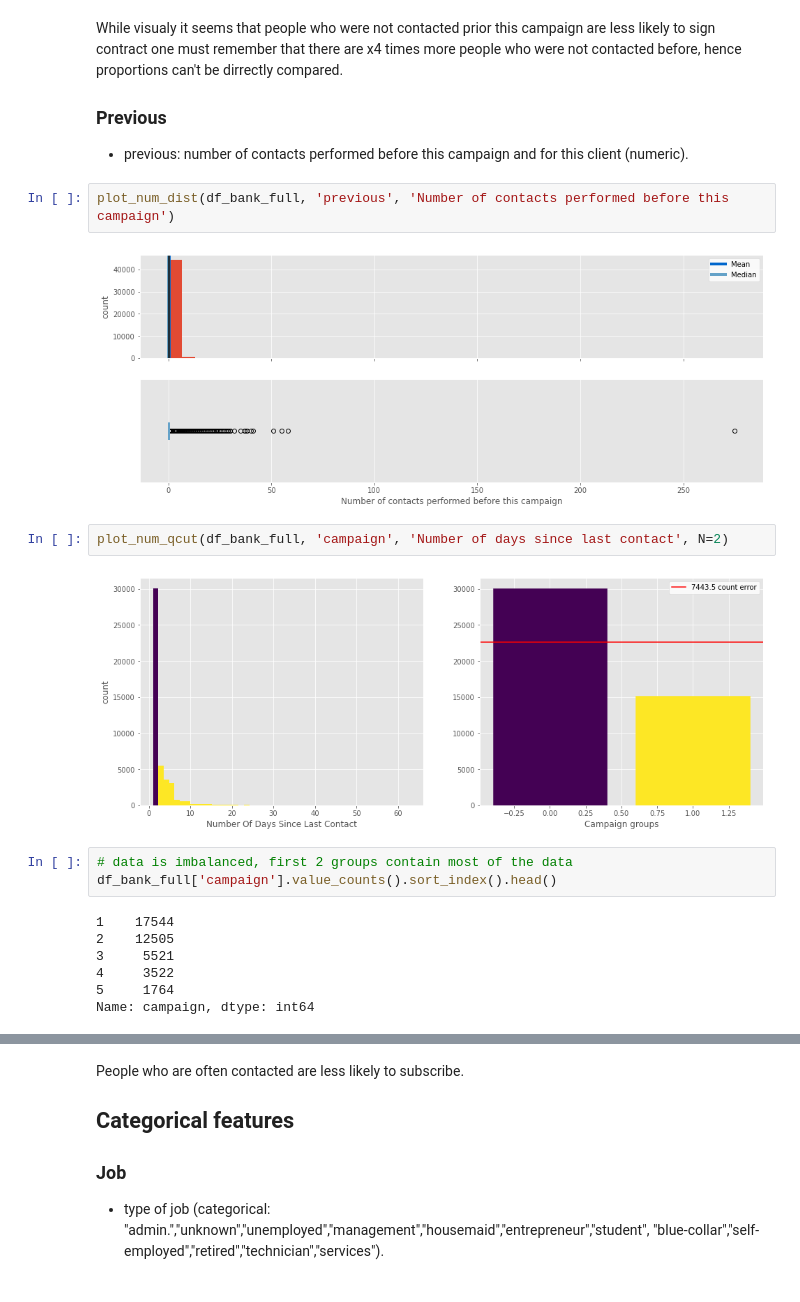
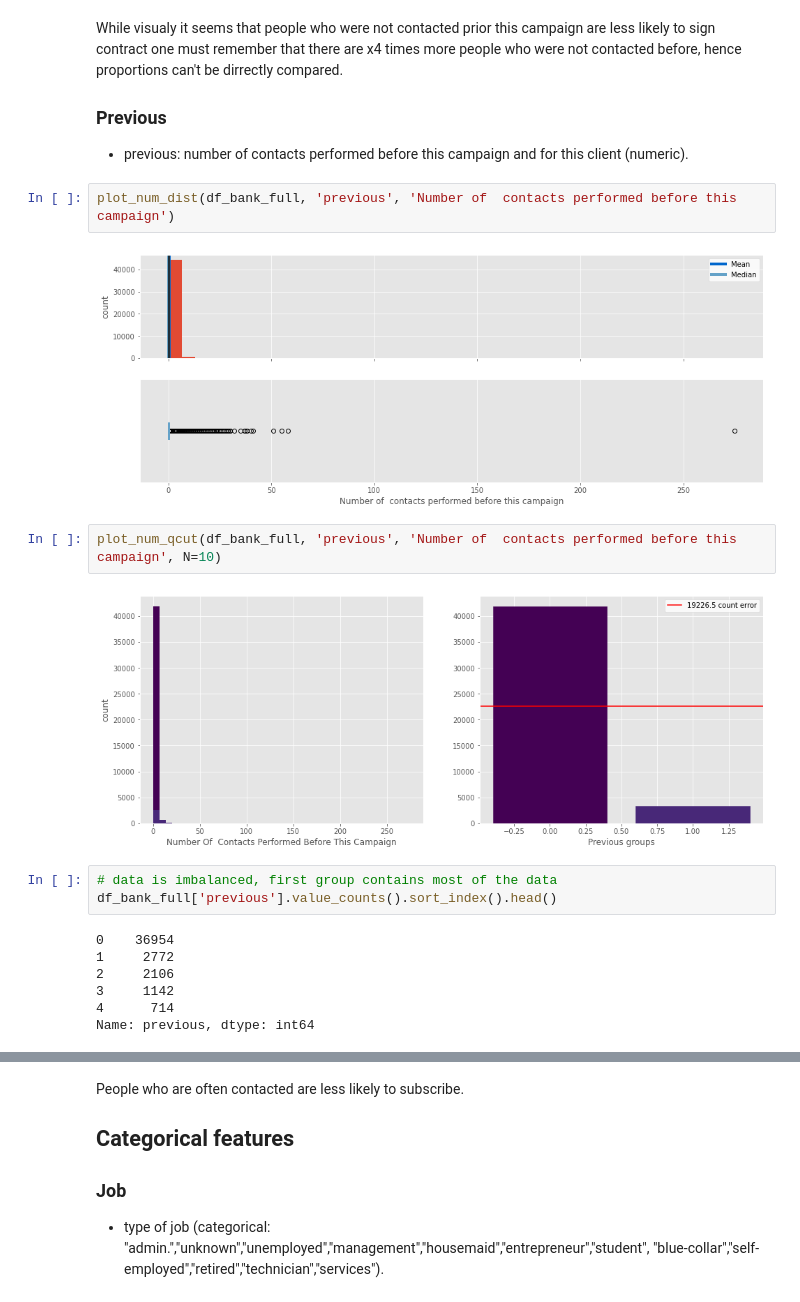
Before and after one commit to TK-Problem/Task-for-Quantitative-Analyst, a Jupyter notebook: results.ipynb, the cells around one changed output, grey strips where cells are left out. Drawn from its saved outputs; the diff is of its cells as text.

```diff
--- a/results.ipynb
+++ b/results.ipynb
@@ -876,23 +880,23 @@ While visualy it seems that people who were not contacted prior this campaign ar
 
 * previous: number of contacts performed before this campaign and for this client (numeric).
 # %%
-plot_num_dist(df_bank_full, 'previous', 'Number of contacts performed before this campaign')
+plot_num_dist(df_bank_full, 'previous', 'Number of  contacts performed before this campaign')
 # %% [output]
 [figure]
 # %%
-plot_num_qcut(df_bank_full, 'campaign', 'Number of days since last contact', N=2)
+plot_num_qcut(df_bank_full, 'previous', 'Number of  contacts performed before this campaign', N=10)
 # %% [output]
-[figure, old version]
+[figure, new version]
 # %%
-# data is imbalanced, first 2 groups contain most of the data
-df_bank_full['campaign'].value_counts().sort_index().head()
+# data is imbalanced, first group contains most of the data
+df_bank_full['previous'].value_counts().sort_index().head()
 # %% [output]
-1    17544
-2    12505
-3     5521
-4     3522
-5     1764
-Name: campaign, dtype: int64
+0    36954
+1     2772
+2     2106
+3     1142
+4      714
+Name: previous, dtype: int64
 # %%
 # into 3 groups: 1 day, 2 days and >= 3 days since last contact
 
```
Also changed, not shown: parts of 25 cells of this notebook.
